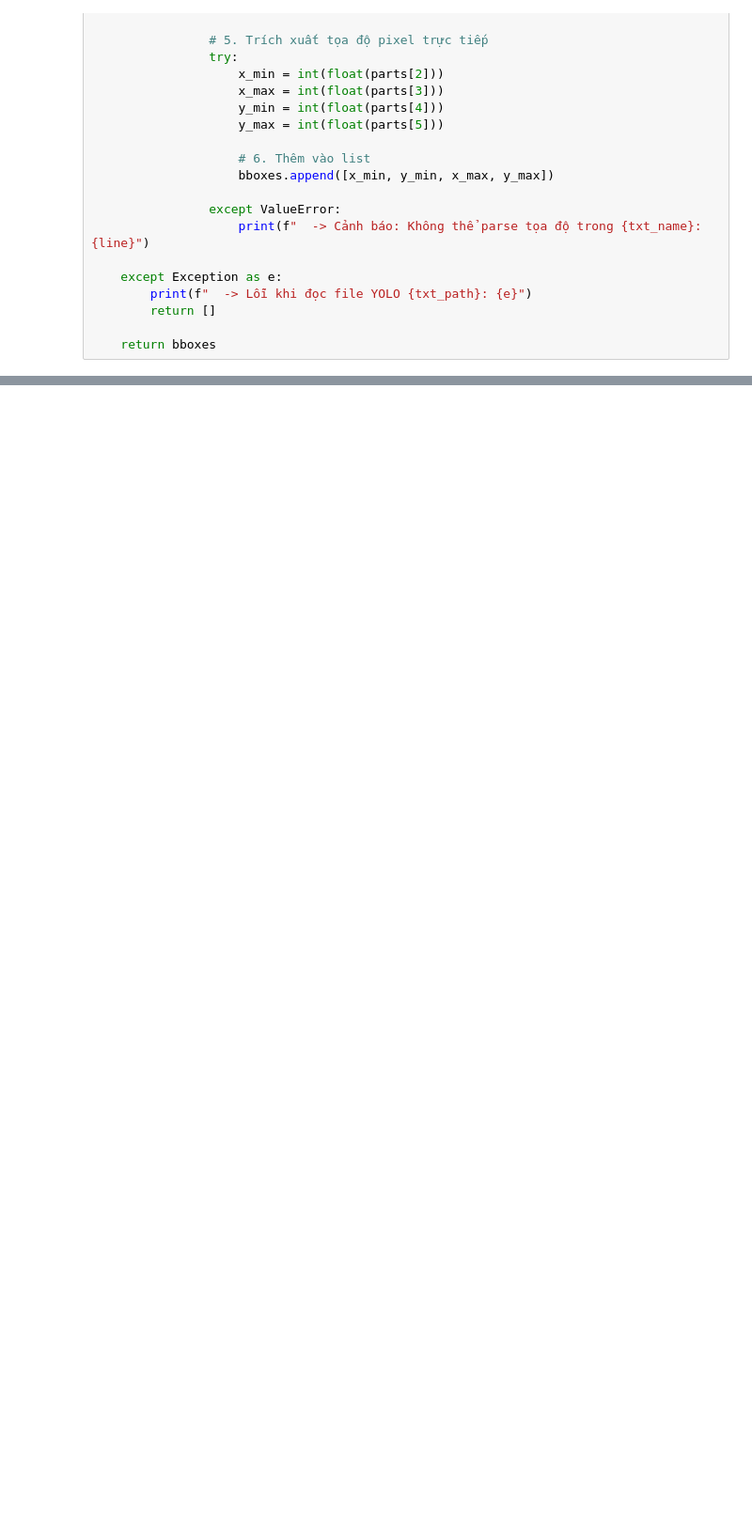
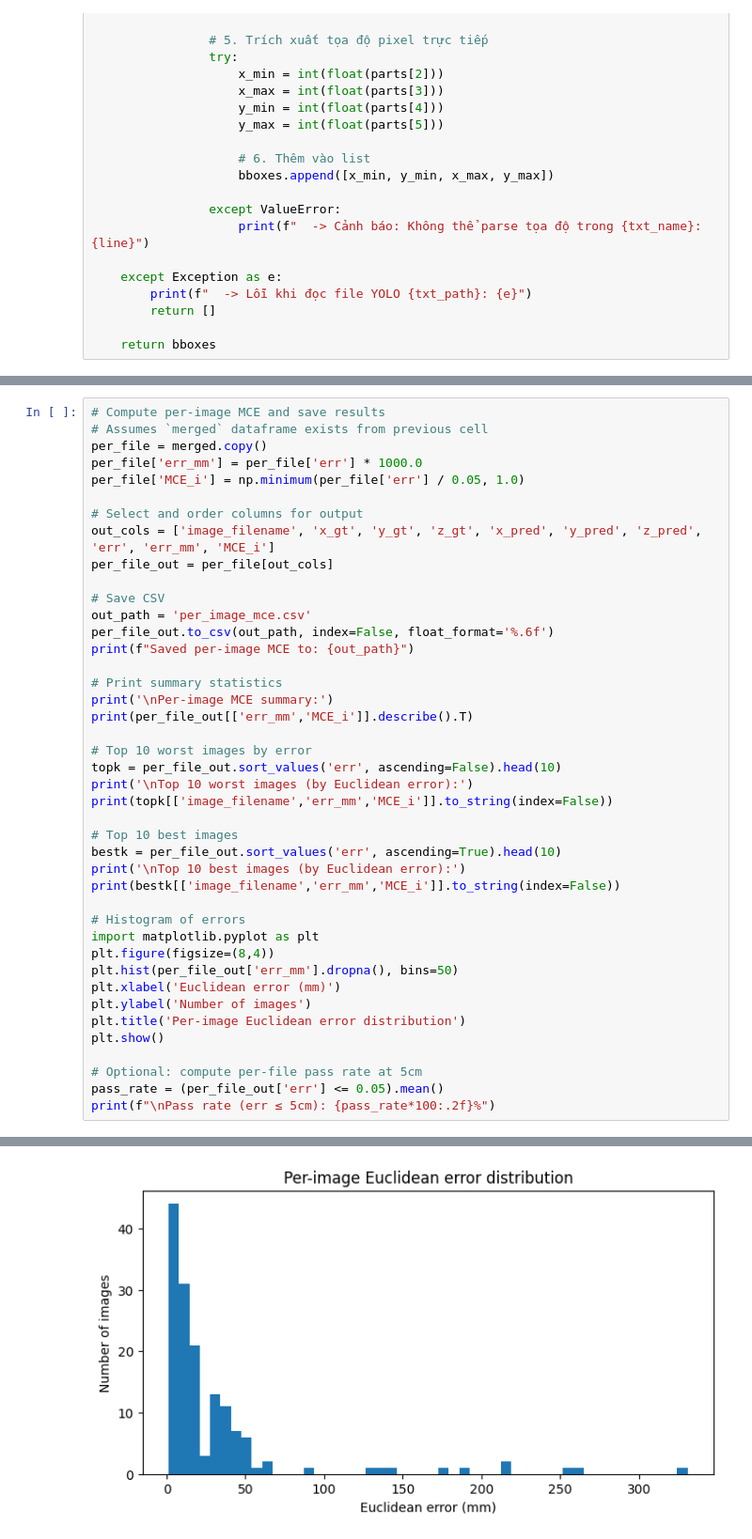
Before and after one commit to lampt224321/IDENTIFY-THE-PARCEL-AT-THE-TOP-OF-THE-CONVEYOR-BELT, a Jupyter notebook: source_haanh/test.ipynb, the cells around one changed output, grey strips where cells are left out. Shown at 94% size. Drawn from its saved outputs; the diff is of its cells as text; blank space fills up the shorter version.

```diff
--- a/source_haanh/test.ipynb
+++ b/source_haanh/test.ipynb
@@ -496,0 +418,43 @@ Thống kê thêm:
+# %%
+# Compute per-image MCE and save results
+# Assumes `merged` dataframe exists from previous cell
+per_file = merged.copy()
+per_file['err_mm'] = per_file['err'] * 1000.0
+per_file['MCE_i'] = np.minimum(per_file['err'] / 0.05, 1.0)
+
+# Select and order columns for output
+out_cols = ['image_filename', 'x_gt', 'y_gt', 'z_gt', 'x_pred', 'y_pred', 'z_pred', 'err', 'err_mm', 'MCE_i']
+per_file_out = per_file[out_cols]
+
+# Save CSV
+out_path = 'per_image_mce.csv'
+per_file_out.to_csv(out_path, index=False, float_format='%.6f')
+print(f"Saved per-image MCE to: {out_path}")
+
+# Print summary statistics
+print('\nPer-image MCE summary:')
+print(per_file_out[['err_mm','MCE_i']].describe().T)
+
+# Top 10 worst images by error
+topk = per_file_out.sort_values('err', ascending=False).head(10)
+print('\nTop 10 worst images (by Euclidean error):')
+print(topk[['image_filename','err_mm','MCE_i']].to_string(index=False))
+
+# Top 10 best images
+bestk = per_file_out.sort_values('err', ascending=True).head(10)
+print('\nTop 10 best images (by Euclidean error):')
+print(bestk[['image_filename','err_mm','MCE_i']].to_string(index=False))
+
+# Histogram of errors
+import matplotlib.pyplot as plt
+plt.figure(figsize=(8,4))
+plt.hist(per_file_out['err_mm'].dropna(), bins=50)
+plt.xlabel('Euclidean error (mm)')
+plt.ylabel('Number of images')
+plt.title('Per-image Euclidean error distribution')
+plt.show()
+
+# Optional: compute per-file pass rate at 5cm
+pass_rate = (per_file_out['err'] <= 0.05).mean()
+print(f"\nPass rate (err ≤ 5cm): {pass_rate*100:.2f}%")
+# %% [output]
@@ -496,0 +478 @@ Thống kê thêm:
+[figure, added]
```
Also changed, not shown: parts of 9 cells of this notebook.
